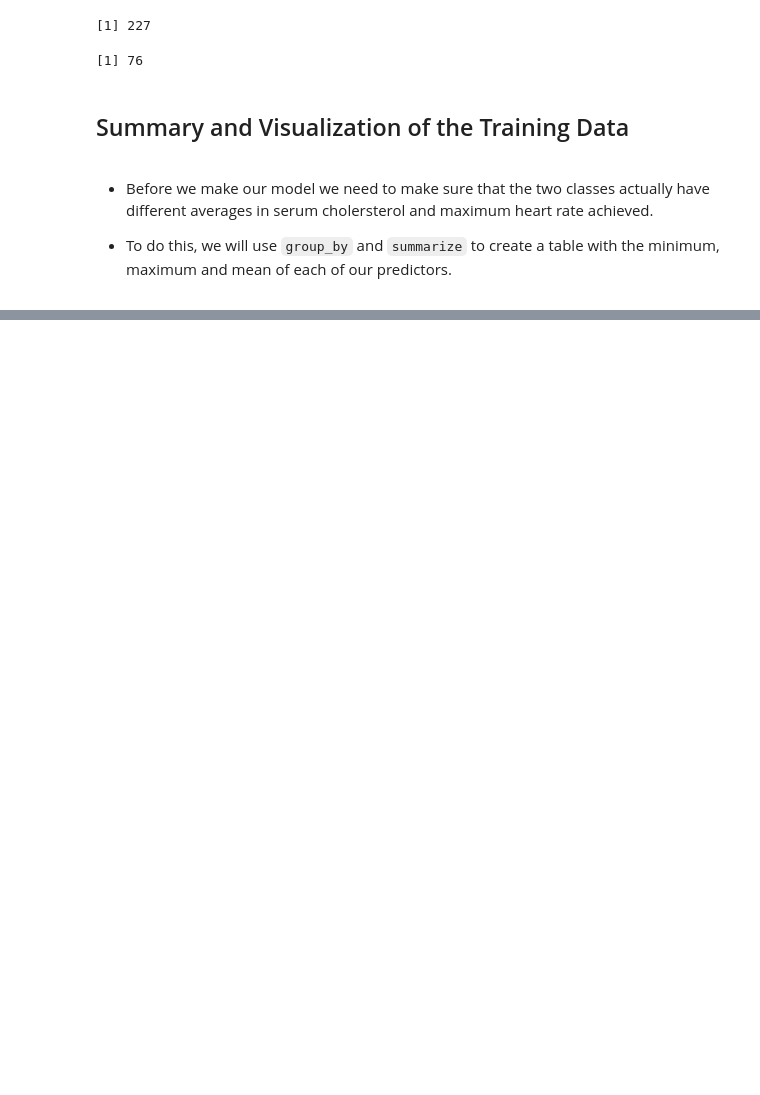
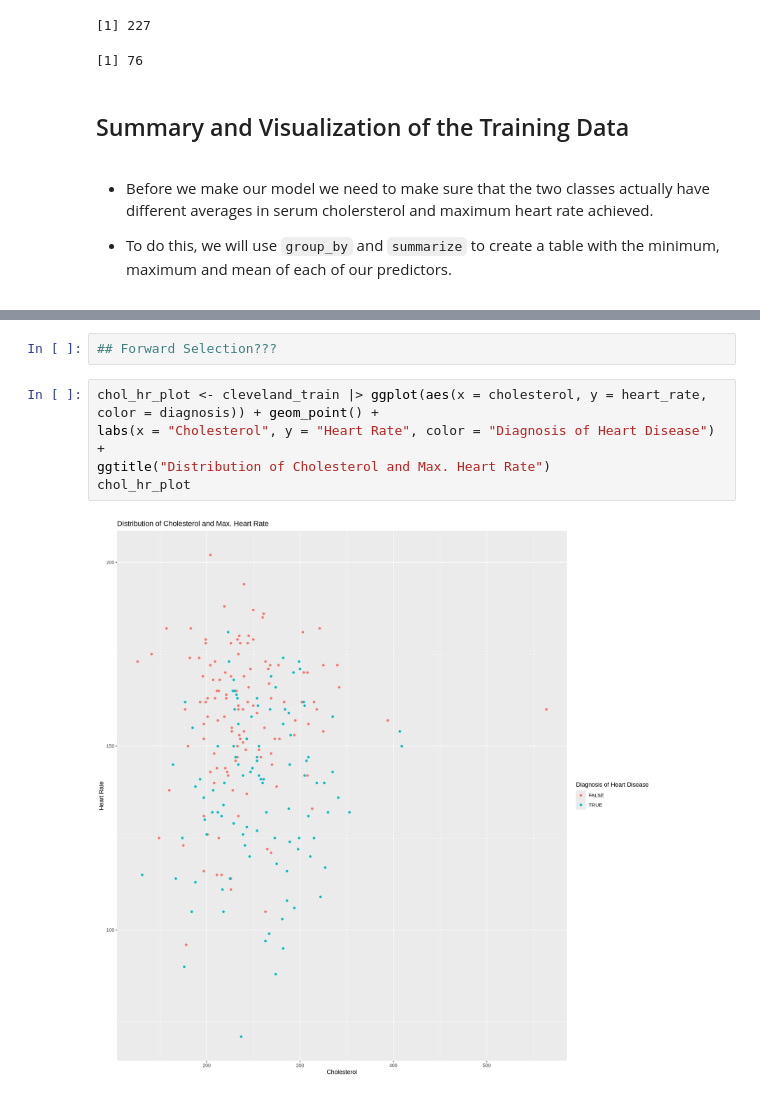
Before and after one commit to Git-Aarya/Heart-Disease-Predictor, a Jupyter notebook: muzammil_project.ipynb, the cells around one changed output, grey strips where cells are left out. Cells and saved outputs as stored; diff of their text form; blank space fills up the shorter version.

```diff
--- a/muzammil_project.ipynb
+++ b/muzammil_project.ipynb
@@ -237,3 +237,12 @@ plot_grid(bp_box_plot, chol_box_plot, hr_box_plot,age_box_plot, dep_box_plot, nc
+# %%
+## Forward Selection???
+# %%
+chol_hr_plot <- cleveland_train |> ggplot(aes(x = cholesterol, y = heart_rate, color = diagnosis)) + geom_point() +
+labs(x = "Cholesterol", y = "Heart Rate", color = "Diagnosis of Heart Disease") +
+ggtitle("Distribution of Cholesterol and Max. Heart Rate")
+chol_hr_plot
+# %% [output]
+[figure, added]
 # %%
 set.seed(0)
 hd_recipe <- recipe(diagnosis ~ cholesterol + heart_rate, data = cleveland_train) |> step_scale(all_predictors()) |> step_center(all_predictors())
```
Also changed, not shown: parts of 5 cells of this notebook.
